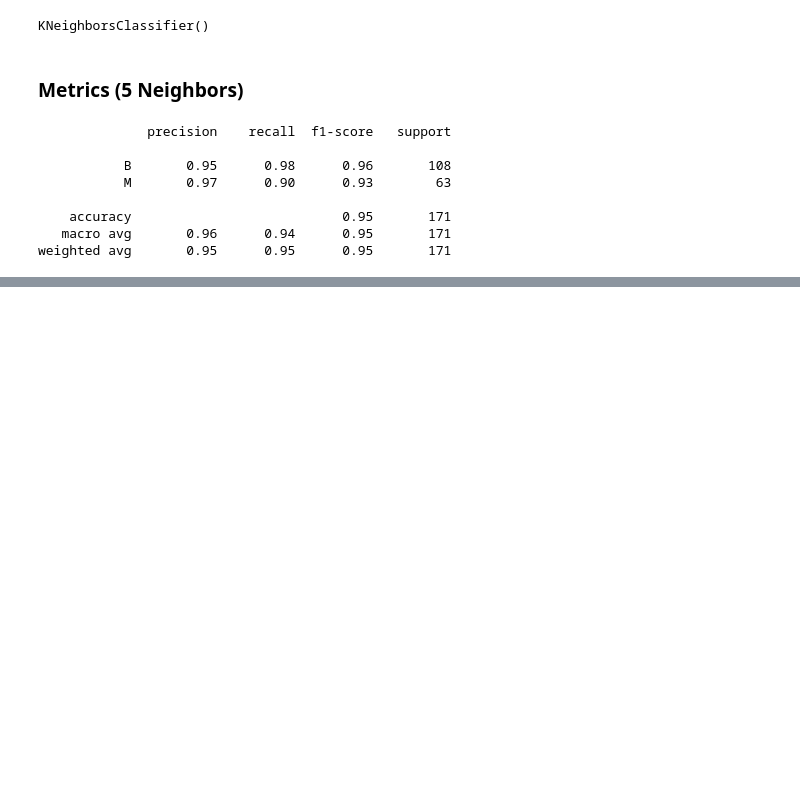
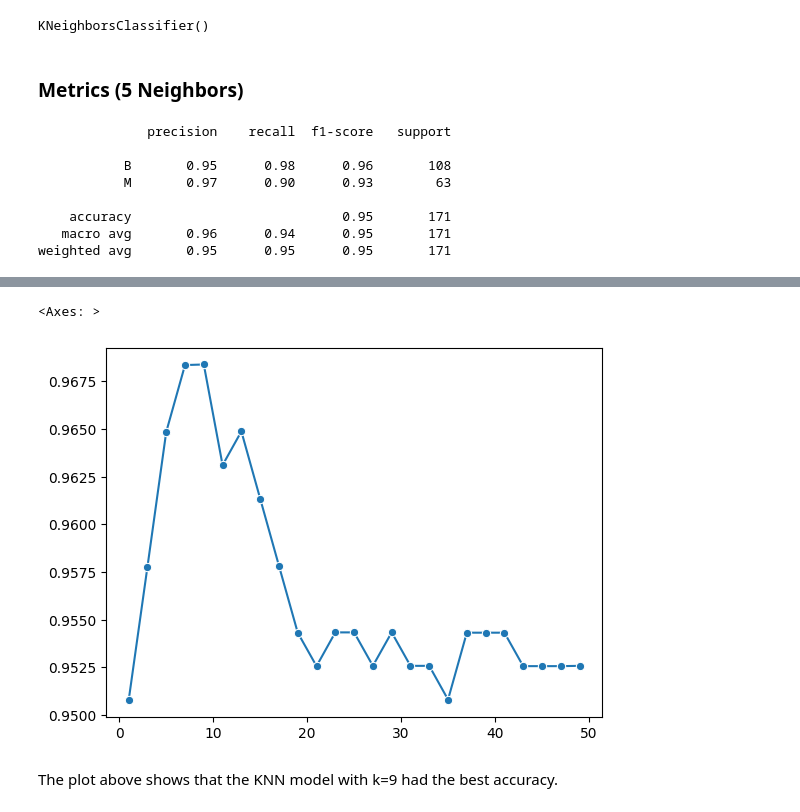
Before and after one commit to j584lee98/sklearn-models, a Jupyter notebook: models/KNearestNeighbors.ipynb, the cells around one changed output, grey strips where cells are left out. Saved outputs shown, nothing was run; the diff lists cells and outputs as text; code cells hidden in the pictures; blank space fills up the shorter version.

```diff
--- a/models/KNearestNeighbors.ipynb
+++ b/models/KNearestNeighbors.ipynb
@@ -117,0 +125,7 @@ weighted avg       0.95      0.95      0.95       171
+# %%
+cv_scores = []
+
+for k in range(1, 50, 2):
+    knn2 = KNeighborsClassifier(n_neighbors=k)
+    cv_score = cross_val_score(knn2, X, y, cv=5)
+    cv_scores.append(np.mean(cv_score))
@@ -117,0 +152,7 @@ weighted avg       0.95      0.95      0.95       171
+# %%
+sns.lineplot(x=range(1, 50, 2), y=cv_scores, marker='o')
+# %% [output]
+<Axes: >
+[figure, added]
+# %% [markdown]
+The plot above shows that the KNN model with k=9 had the best accuracy.
```
Also changed, not shown: parts of 4 cells of this notebook.
